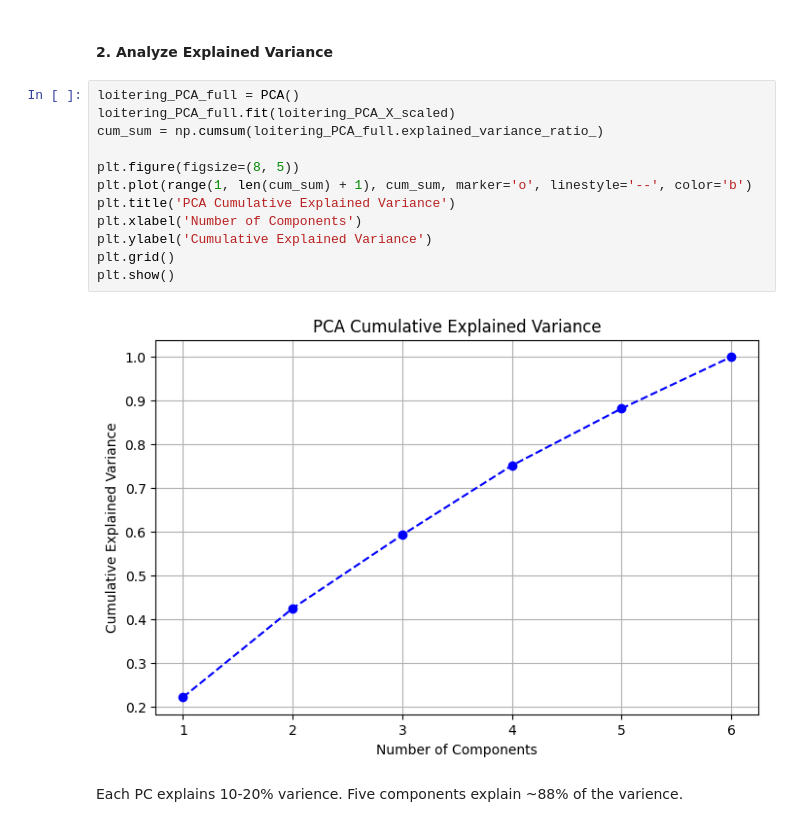
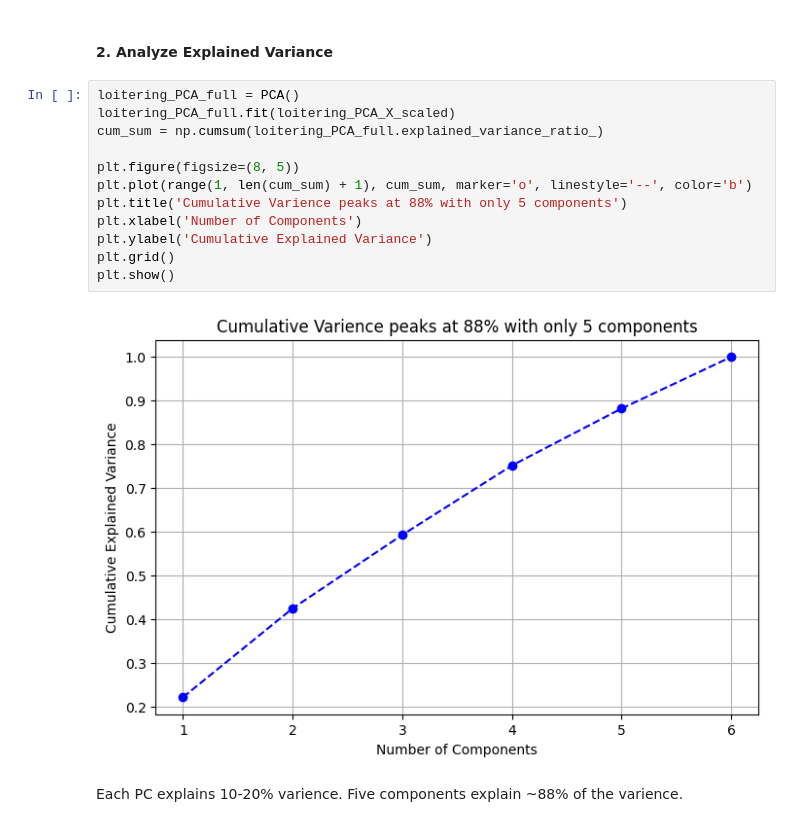
Before and after one commit to Hawlll/Transshipment-Behavior-Analysis, a Jupyter notebook: notebooks/03_modeling.ipynb, the cells around one changed output. Cells and saved outputs as stored; diff of their text form.

Commit message:
Forgot one visual title. oops

```diff
--- a/notebooks/03_modeling.ipynb
+++ b/notebooks/03_modeling.ipynb
@@ -77,17 +77,17 @@ loitering_PCA_X_scaled = loitering_PCA_scaler.fit_transform(loitering_PCA_X)
 # %%
 loitering_PCA_full = PCA()
 loitering_PCA_full.fit(loitering_PCA_X_scaled)
 cum_sum = np.cumsum(loitering_PCA_full.explained_variance_ratio_)
 
 plt.figure(figsize=(8, 5))
 plt.plot(range(1, len(cum_sum) + 1), cum_sum, marker='o', linestyle='--', color='b')
-plt.title('PCA Cumulative Explained Variance')
+plt.title('Cumulative Varience peaks at 88% with only 5 components')
 plt.xlabel('Number of Components')
 plt.ylabel('Cumulative Explained Variance')
 plt.grid()
 plt.show()
 # %% [output]
-[figure, old version]
+[figure, new version]
 # %% [markdown]
 Each PC explains 10-20% varience. Five components explain ~88% of the varience.
 # %% [markdown]
```
